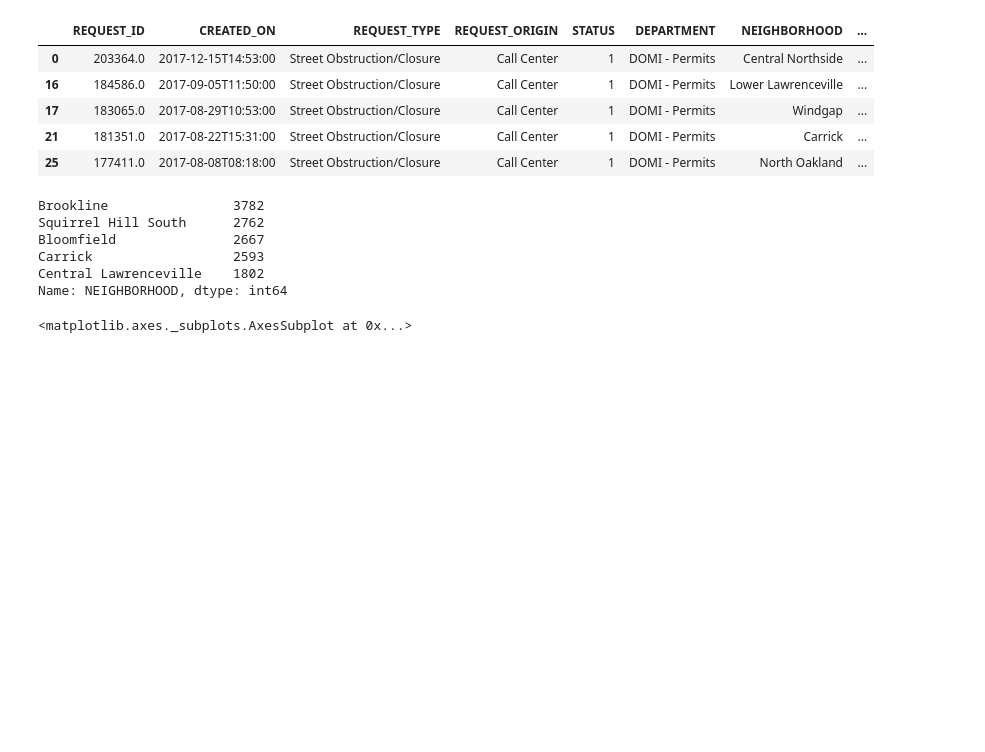
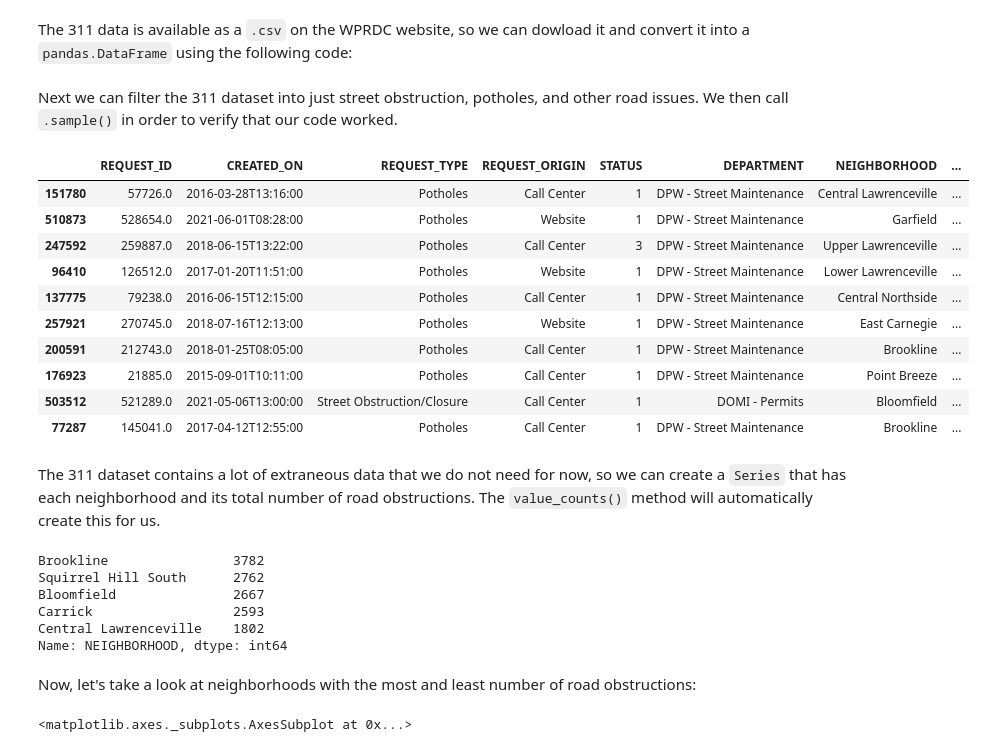
Before and after one commit to drewlp22/cmpinf0010-final, a Jupyter notebook: Drew_notebook.ipynb, the cells around one changed output. Saved outputs shown, nothing was run; the diff lists cells and outputs as text; code cells hidden in the pictures; blank space fills up the shorter version.

```diff
--- a/Drew_notebook.ipynb
+++ b/Drew_notebook.ipynb
@@ -4,6 +10,8 @@ import numpy as np
 %matplotlib inline
 import matplotlib.pyplot as plt
 import geopandas
+# %% [markdown]
+The 311 data is available as a `.csv` on the WPRDC website, so we can dowload it and convert it into a `pandas.DataFrame` using the following code:
 # %%
 # three11_data = pd.read_csv("https://data.wprdc.org/datastore/dump/76fda9d0-69be-4dd5-8108-0de7907fc5a4")
 #Alternate command
@@ -12,14 +19,22 @@ hood_csv = pd.read_csv('https://data.wprdc.org/datastore/dump/668d7238-cfd2-492e
+# %% [markdown]
+Next we can filter the 311 dataset into just street obstruction, potholes, and other road issues. We then call `.sample()` in order to verify that our code worked.
 # %%
 road_obstructions = three11_data[(three11_data.REQUEST_TYPE == "Street Obstruction/Closure")|(three11_data.REQUEST_TYPE == "Potholes")|(three11_data.REQUEST_TYPE == "Road")]
-
-road_obstructions.head()
+road_obstructions.sample(10)
 # %% [output]
 |  | REQUEST_ID | CREATED_ON | REQUEST_TYPE | REQUEST_ORIGIN | STATUS | DEPARTMENT | NEIGHBORHOOD | ... |
-| 0 | 203364.0 | 2017-12-15T14:53:00 | Street Obstruction/Closure | Call Center | 1 | DOMI - Permits | Central Northside | ... |
-| 16 | 184586.0 | 2017-09-05T11:50:00 | Street Obstruction/Closure | Call Center | 1 | DOMI - Permits | Lower Lawrenceville | ... |
-| 17 | 183065.0 | 2017-08-29T10:53:00 | Street Obstruction/Closure | Call Center | 1 | DOMI - Permits | Windgap | ... |
-| 21 | 181351.0 | 2017-08-22T15:31:00 | Street Obstruction/Closure | Call Center | 1 | DOMI - Permits | Carrick | ... |
-| 25 | 177411.0 | 2017-08-08T08:18:00 | Street Obstruction/Closure | Call Center | 1 | DOMI - Permits | North Oakland | ... |
+| 151780 | 57726.0 | 2016-03-28T13:16:00 | Potholes | Call Center | 1 | DPW - Street Maintenance | Central Lawrenceville | ... |
+| 510873 | 528654.0 | 2021-06-01T08:28:00 | Potholes | Website | 1 | DPW - Street Maintenance | Garfield | ... |
+| 247592 | 259887.0 | 2018-06-15T13:22:00 | Potholes | Call Center | 3 | DPW - Street Maintenance | Upper Lawrenceville | ... |
+| 96410 | 126512.0 | 2017-01-20T11:51:00 | Potholes | Website | 1 | DPW - Street Maintenance | Lower Lawrenceville | ... |
+| 137775 | 79238.0 | 2016-06-15T12:15:00 | Potholes | Call Center | 1 | DPW - Street Maintenance | Central Northside | ... |
+| 257921 | 270745.0 | 2018-07-16T12:13:00 | Potholes | Website | 1 | DPW - Street Maintenance | East Carnegie | ... |
+| 200591 | 212743.0 | 2018-01-25T08:05:00 | Potholes | Call Center | 1 | DPW - Street Maintenance | Brookline | ... |
+| 176923 | 21885.0 | 2015-09-01T10:11:00 | Potholes | Call Center | 1 | DPW - Street Maintenance | Point Breeze | ... |
+| 503512 | 521289.0 | 2021-05-06T13:00:00 | Street Obstruction/Closure | Call Center | 1 | DOMI - Permits | Bloomfield | ... |
+| 77287 | 145041.0 | 2017-04-12T12:55:00 | Potholes | Call Center | 1 | DPW - Street Maintenance | Brookline | ... |
+# %% [markdown]
+The 311 dataset contains a lot of extraneous data that we do not need for now, so we can create a `Series` that has each neighborhood and its total number of road obstructions. The `value_counts()` method will automatically create this for us.
 # %%
 num_ro = road_obstructions['NEIGHBORHOOD'].value_counts()
 num_ro.head()
@@ -30,6 +45,8 @@ Bloomfield               2667
 Carrick                  2593
 Central Lawrenceville    1802
 Name: NEIGHBORHOOD, dtype: int64
+# %% [markdown]
+Now, let's take a look at neighborhoods with the most and least number of road obstructions:
 # %%
 num_ro.head(10).plot.bar()
 # %% [output]
```
Also changed, not shown: parts of 18 cells of this notebook.
